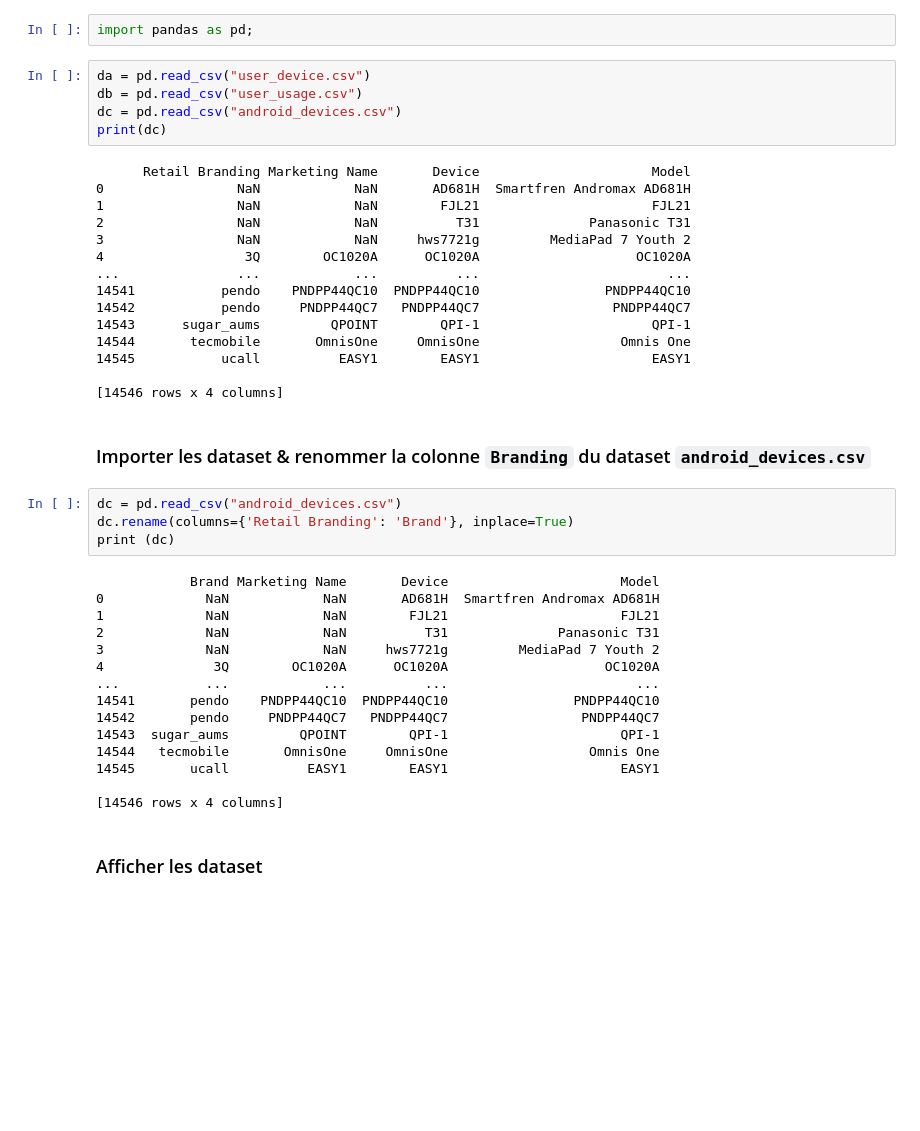
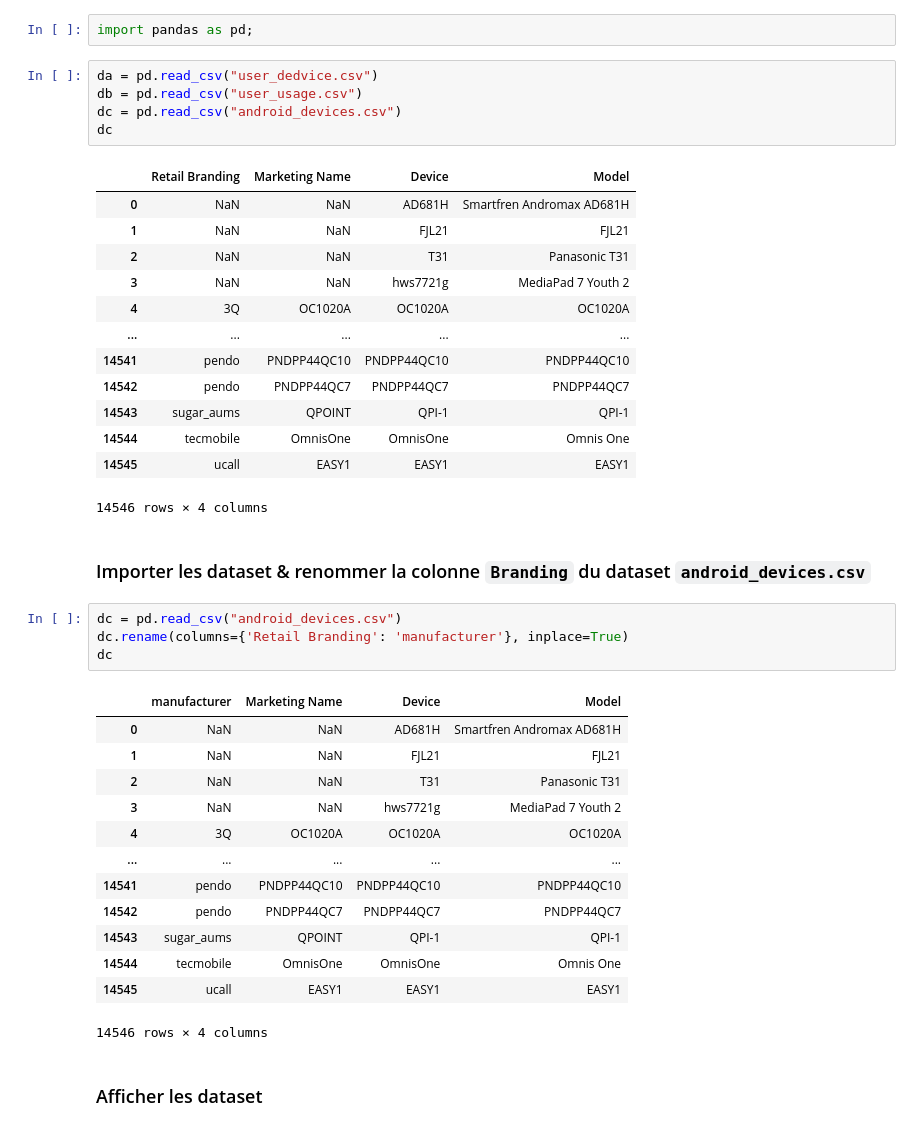
Before and after one commit to BaptisteHurel/Python, a Jupyter notebook: Pandas_Merge_Exo.ipynb, the cells around one changed output. Drawn from its saved outputs; the diff is of its cells as text; blank space fills up the shorter version.

```diff
--- a/Pandas_Merge_Exo.ipynb
+++ b/Pandas_Merge_Exo.ipynb
@@ -9,46 +9,44 @@ import numpy as np
 # %%
 import pandas as pd;
 # %%
-da = pd.read_csv("user_device.csv")
+da = pd.read_csv("user_dedvice.csv")
 db = pd.read_csv("user_usage.csv")
 dc = pd.read_csv("android_devices.csv")
-print(dc)
+dc
 # %% [output]
+|  | Retail Branding | Marketing Name | Device | Model |
+| 0 | NaN | NaN | AD681H | Smartfren Andromax AD681H |
+| 1 | NaN | NaN | FJL21 | FJL21 |
+| 2 | NaN | NaN | T31 | Panasonic T31 |
+| 3 | NaN | NaN | hws7721g | MediaPad 7 Youth 2 |
+| 4 | 3Q | OC1020A | OC1020A | OC1020A |
+| ... | ... | ... | ... | ... |
+| 14541 | pendo | PNDPP44QC10 | PNDPP44QC10 | PNDPP44QC10 |
+| 14542 | pendo | PNDPP44QC7 | PNDPP44QC7 | PNDPP44QC7 |
+| 14543 | sugar_aums | QPOINT | QPI-1 | QPI-1 |
+| 14544 | tecmobile | OmnisOne | OmnisOne | Omnis One |
+| 14545 | ucall | EASY1 | EASY1 | EASY1 |
-      Retail Branding Marketing Name       Device                      Model
-0                 NaN            NaN       AD681H  Smartfren Andromax AD681H
-1                 NaN            NaN        FJL21                      FJL21
-2                 NaN            NaN          T31              Panasonic T31
-3                 NaN            NaN     hws7721g         MediaPad 7 Youth 2
-4                  3Q        OC1020A      OC1020A                    OC1020A
-...               ...            ...          ...                        ...
-14541           pendo    PNDPP44QC10  PNDPP44QC10                PNDPP44QC10
-14542           pendo     PNDPP44QC7   PNDPP44QC7                 PNDPP44QC7
-14543      sugar_aums         QPOINT        QPI-1                      QPI-1
-14544       tecmobile       OmnisOne     OmnisOne                  Omnis One
-14545           ucall          EASY1        EASY1                      EASY1
-
-[14546 rows x 4 columns]
+14546 rows × 4 columns
 # %% [markdown]
 ### Importer les dataset & renommer la colonne `Branding` du dataset `android_devices.csv`
 # %%
 dc = pd.read_csv("android_devices.csv")
-dc.rename(columns={'Retail Branding': 'Brand'}, inplace=True)
-print (dc)
+dc.rename(columns={'Retail Branding': 'manufacturer'}, inplace=True)
+dc
 # %% [output]
+|  | manufacturer | Marketing Name | Device | Model |
+| 0 | NaN | NaN | AD681H | Smartfren Andromax AD681H |
+| 1 | NaN | NaN | FJL21 | FJL21 |
+| 2 | NaN | NaN | T31 | Panasonic T31 |
+| 3 | NaN | NaN | hws7721g | MediaPad 7 Youth 2 |
+| 4 | 3Q | OC1020A | OC1020A | OC1020A |
+| ... | ... | ... | ... | ... |
+| 14541 | pendo | PNDPP44QC10 | PNDPP44QC10 | PNDPP44QC10 |
+| 14542 | pendo | PNDPP44QC7 | PNDPP44QC7 | PNDPP44QC7 |
+| 14543 | sugar_aums | QPOINT | QPI-1 | QPI-1 |
+| 14544 | tecmobile | OmnisOne | OmnisOne | Omnis One |
+| 14545 | ucall | EASY1 | EASY1 | EASY1 |
-            Brand Marketing Name       Device                      Model
-0             NaN            NaN       AD681H  Smartfren Andromax AD681H
-1             NaN            NaN        FJL21                      FJL21
-2             NaN            NaN          T31              Panasonic T31
-3             NaN            NaN     hws7721g         MediaPad 7 Youth 2
-4              3Q        OC1020A      OC1020A                    OC1020A
-...           ...            ...          ...                        ...
-14541       pendo    PNDPP44QC10  PNDPP44QC10                PNDPP44QC10
-14542       pendo     PNDPP44QC7   PNDPP44QC7                 PNDPP44QC7
-14543  sugar_aums         QPOINT        QPI-1                      QPI-1
-14544   tecmobile       OmnisOne     OmnisOne                  Omnis One
-14545       ucall          EASY1        EASY1                      EASY1
-
-[14546 rows x 4 columns]
+14546 rows × 4 columns
 # %% [markdown]
 ### Afficher les dataset
 # %%
```
Also changed, not shown: parts of 7 cells of this notebook.
